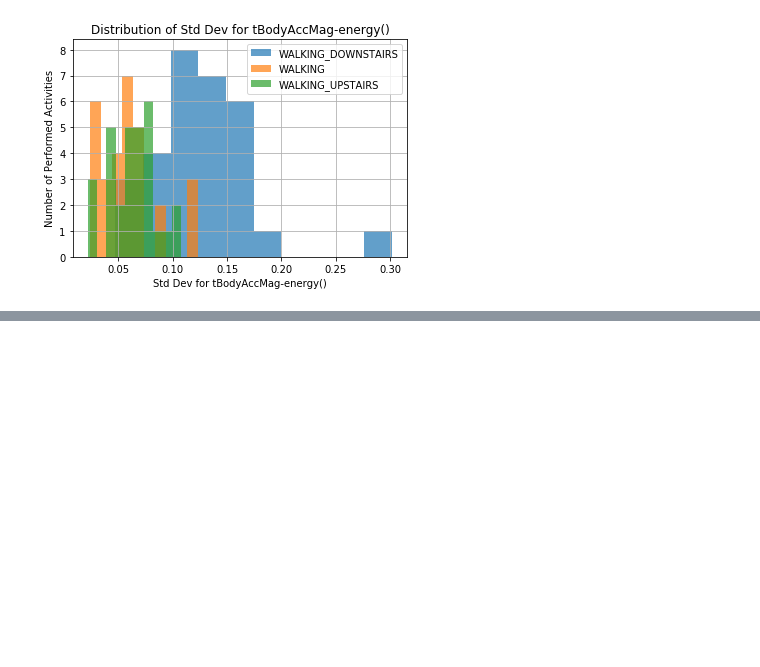
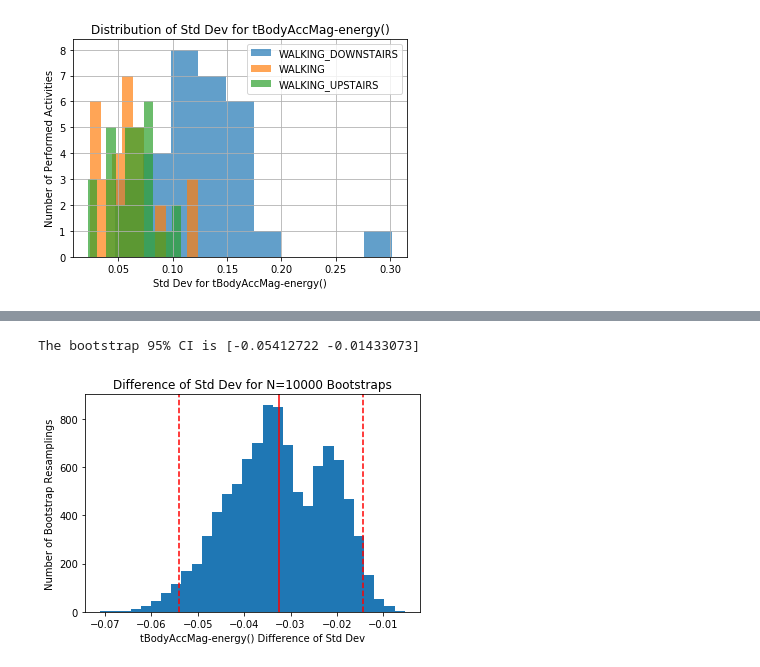
Before and after one commit to s-weisenberg/Data-Science-Projects, a Jupyter notebook: Capstone_Project_2/notebooks/Statistical_Analysis.ipynb, the cells around one changed output, grey strips where cells are left out. Saved outputs shown, nothing was run; the diff lists cells and outputs as text; code cells hidden in the pictures; blank space fills up the shorter version.

```diff
--- a/Capstone_Project_2/notebooks/Statistical_Analysis.ipynb
+++ b/Capstone_Project_2/notebooks/Statistical_Analysis.ipynb
@@ -261,0 +349,10 @@ Since the distributions of std. dev. for either superClass do not meet the norma
+# %%
+# Testing Hypothesis 4
+bootstrap_diff_of_means(separated_df_stds.loc['STANDING']['tBodyAccMag-energy()'],
+                        separated_df_stds.loc['WALKING_DOWNSTAIRS']['tBodyAccMag-energy()'],
+                        'tBodyAccMag-energy()',
+                        'Std Dev',
+                        n=10000)
+# %% [output]
+The bootstrap 95% CI is [-0.05412722 -0.01433073]
+[figure, added]
```
Also changed, not shown: parts of 10 cells of this notebook.
